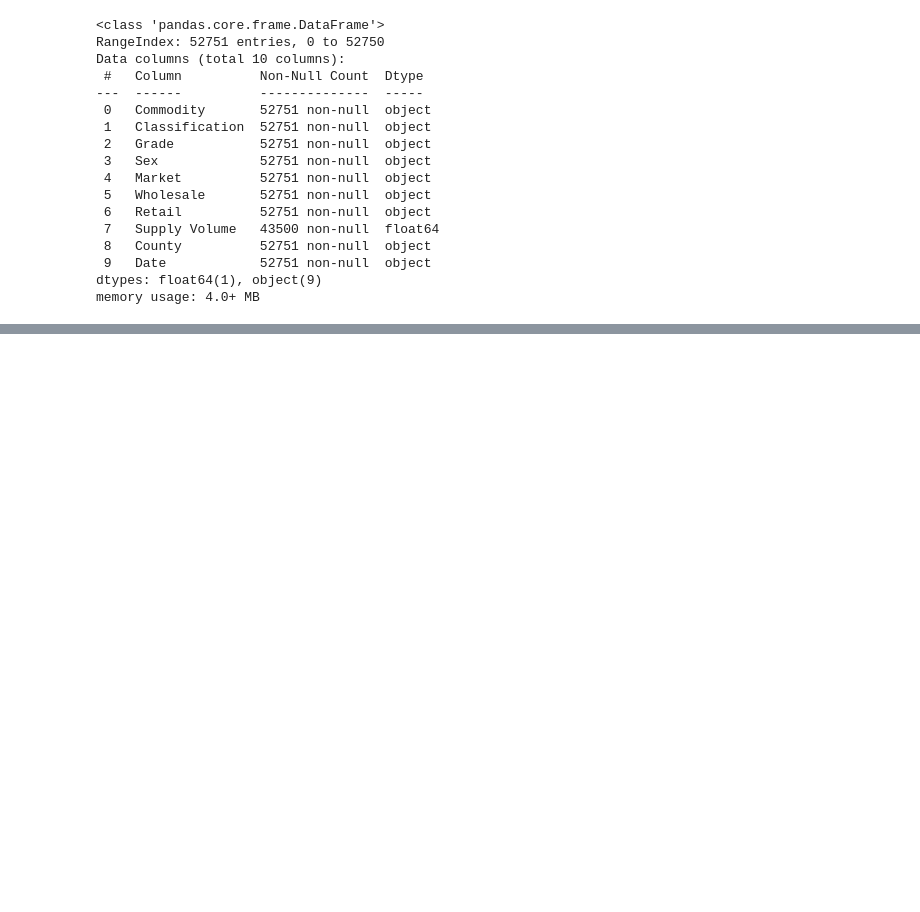
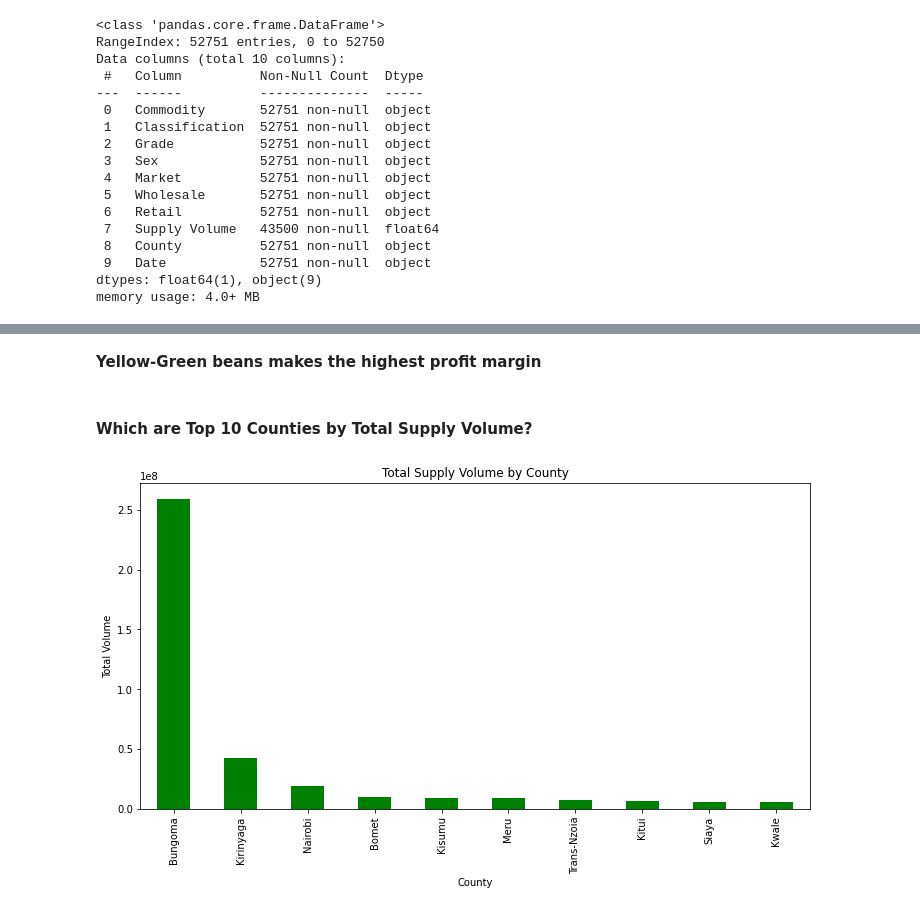
Before and after one commit to Victor-Mufasa/Agricultural-Commodity-Price-Forecasting, a Jupyter notebook: notebook/Sharon.ipynb, the cells around one changed output, grey strips where cells are left out. Saved outputs shown, nothing was run; the diff lists cells and outputs as text; code cells hidden in the pictures; blank space fills up the shorter version.

```diff
--- a/notebook/Sharon.ipynb
+++ b/notebook/Sharon.ipynb
@@ -171,3 +223,15 @@ data['Margin_Percentage'] = (data['Price_Margin'] / data['Wholesale'].replace(0,
+# %% [markdown]
+**Yellow-Green beans makes the highest profit margin**
+# %% [markdown]
+#### Which are Top 10 Counties by Total Supply Volume?
+# %%
+plt.figure(figsize=(12, 6))
+data.groupby('County')['Supply Volume'].sum().sort_values(ascending=False).head(10).plot(kind='bar', color='green')
+plt.title('Total Supply Volume by County')
+plt.ylabel('Total Volume')
+plt.show()
+# %% [output]
+[figure, added]
 # %%
 # Group by commodity to see average margins
 profit_analysis = data.groupby('Commodity')['Price_Margin'].mean()
```
Also changed, not shown: parts of 24 cells of this notebook.
